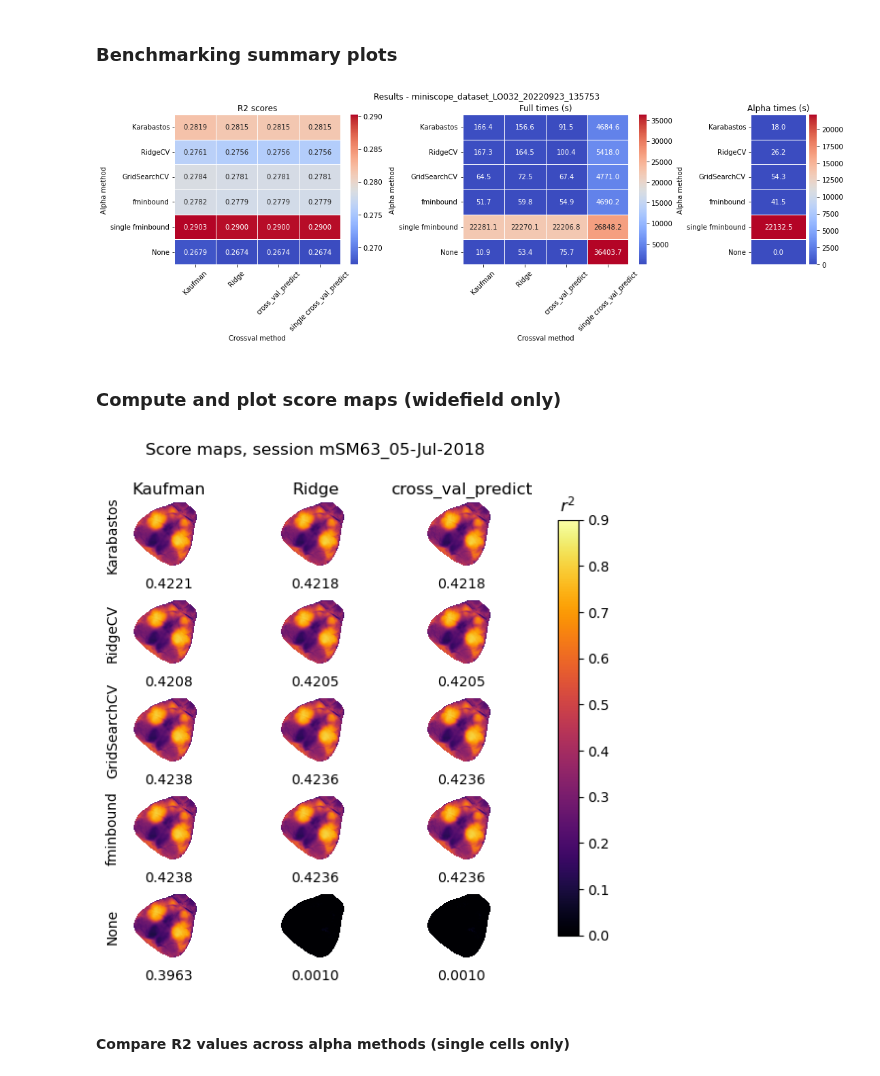
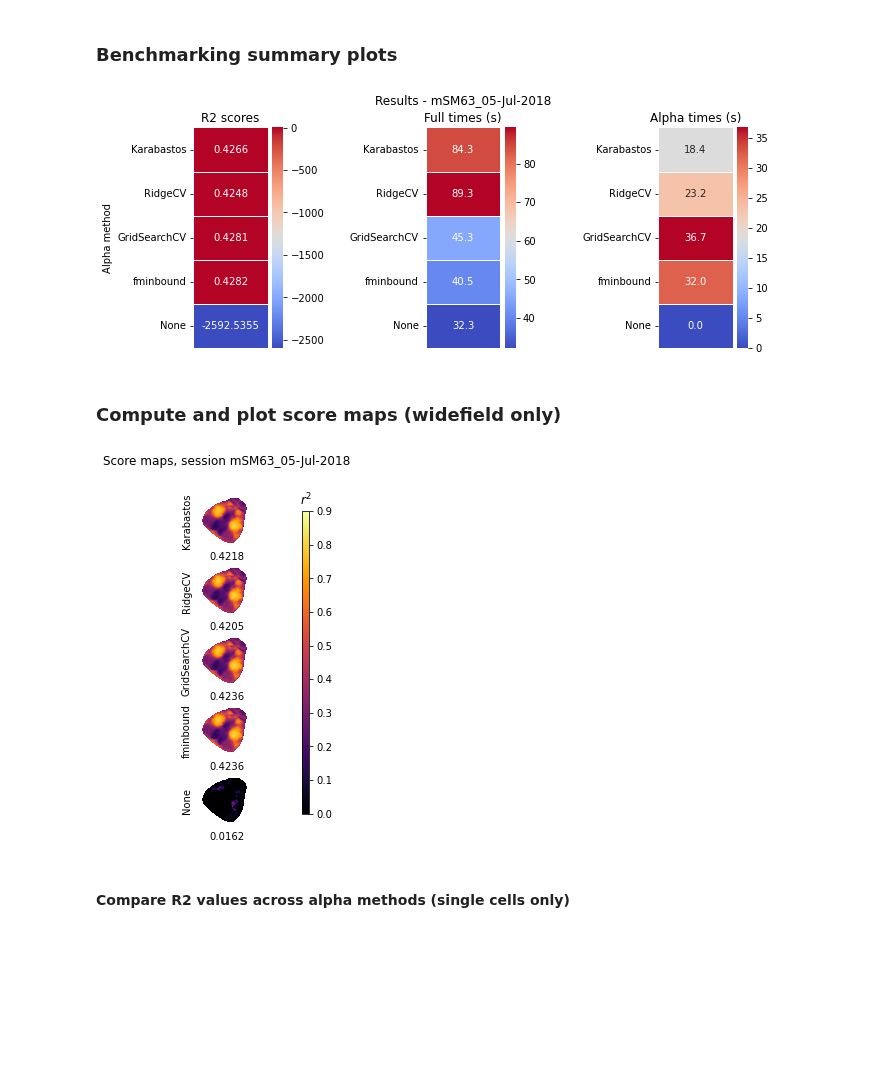
Before and after one commit to msokolet/regbench, a Jupyter notebook: regbench.ipynb, the cells around one changed output. Cells and saved outputs as stored; diff of their text form; code cells hidden in the pictures; blank space fills up the shorter version.

Commit message:
remove redundant cross-val methods

```diff
--- a/regbench.ipynb
+++ b/regbench.ipynb
@@ -27,17 +27,17 @@ import regbench as rb
 
 opts = {} # Intialize options dictionary
 # Recording options
-opts['dir'] = 'D:\Churchland\One-photon' # Path to directory in which the recording file is located
-opts['rec_name'] = 'miniscope_dataset_LO032_20220923_135753' # Recording name
-# opts['dir'] = 'D:\Churchland\Widefield' # Path to directory in which the recording file is located
-# opts['rec_name'] = 'mSM63_05-Jul-2018' # Recording name
-opts['frames_per_trial'] = 138 # Num of frames per trial
-opts['dtype'] = 'neuron_f' # Type of data. Choices: 'wfield_f', 'neuron_f'
+# opts['dir'] = 'D:\Churchland\One-photon' # Path to directory in which the recording file is located
+# opts['rec_name'] = 'miniscope_dataset_LO032_20220923_135753' # Recording name
+# opts['frames_per_trial'] = 138 # Num of frames per trial
+opts['dir'] = 'D:\Churchland\Widefield' # Path to directory in which the recording file is located
+opts['rec_name'] = 'mSM63_05-Jul-2018' # Recording name
+opts['frames_per_trial'] = 75 # Num of frames per trial
+opts['dtype'] = 'wfield_f' # Type of data. Choices: 'wfield_f', 'neuron_f'
 # Refression benchmarking options
 opts['out_folds'] = 10 # Num of folds for outer (test) cross-validation
 opts['in_folds'] = 5 # Num of folds for inner (train) cross-validation
-opts['alpha_mets'] = ['Karabastos', 'RidgeCV', 'GridSearchCV', 'fminbound', 'single fminbound', 'None'] # Alpha estimation methods to test
-opts['crossval_mets'] = ['Kaufman', 'Ridge', 'cross_val_predict', 'single cross_val_predict'] # Cross-validation methods to test
+opts['alpha_mets'] = ['Karabastos', 'RidgeCV', 'GridSearchCV', 'fminbound', 'None'] # Alpha estimation methods to test
 opts['recenter'] = True # Whether to recenter the variables (no intercept) or not (fit intercept term) for all methods
 opts['test_range'] =  np.concatenate([np.arange(1, 2000, 500),
                                       np.arange(3000, 13000,2000),
@@ -139,38 +113,35 @@ rb.save_results({'alphas': alphas,
 # %%
 alphas, preds, scores, avg_scores, alpha_times, pred_times = rb.load_results(['alphas', 'preds', 'scores', 'avg_scores', 'alpha_times', 'pred_times'], opts)  # Load results - useful if loading already analyzed sessions
 
-sum_fig, sum_ax = plt.subplots(ncols=3, gridspec_kw={'width_ratios': [3, 3, 1]}, figsize=(17,4.5))
+sum_fig, sum_ax = plt.subplots(ncols=3, figsize=(10, 4.5))
 plt.suptitle(f'Results - {opts["rec_name"] }')
 
-scores_df = rb.unstack(pd.Series(avg_scores))
-scores_plot = sns.heatmap(scores_df, annot=True, fmt='.4f', cmap="coolwarm", linewidth=.5, ax=sum_ax[0])
-scores_plot.set(title='R2 scores', xlabel='Crossval method', ylabel='Alpha method')
-scores_plot.set_xticklabels(scores_plot.get_xticklabels(), rotation = 45)
+scores_df = pd.Series(avg_scores).to_frame();
+scores_plot = sns.heatmap(scores_df, annot=True, fmt='.4f', cmap="coolwarm", linewidth=.5, ax=sum_ax[0], xticklabels=False)
+scores_plot.set(title='R2 scores', ylabel='Alpha method')
 
-times_df = rb.unstack(pd.Series(pred_times))
-times_plot = sns.heatmap(times_df, annot=True, fmt='.1f', cmap="coolwarm", linewidth=.5, ax=sum_ax[1])
-times_plot.set(title='Full times (s)', xlabel='Crossval method', ylabel='Alpha method')
-times_plot.set_xticklabels(times_plot.get_xticklabels(), rotation = 45)
+times_df =  pd.Series(pred_times).to_frame();
+times_plot = sns.heatmap(times_df, annot=True, fmt='.1f', cmap="coolwarm", linewidth=.5, ax=sum_ax[1], xticklabels=False)
+times_plot.set(title='Full times (s)')
 
 alpha_times_df = pd.Series(alpha_times).to_frame();
 alpha_times_plot = sns.heatmap(alpha_times_df, annot=True, fmt='.1f', cmap="coolwarm", linewidth=.5, ax=sum_ax[2], xticklabels=False)
-alpha_times_plot.set(title='Alpha times (s)', ylabel='Alpha method');
+alpha_times_plot.set(title='Alpha times (s)');
 
-plt.subplots_adjust(bottom=0.2, wspace=0.5)
+plt.subplots_adjust(bottom=0.2, wspace=1.5)
 rb.save_fig(sum_fig, opts, name=f'rb_results_{opts["rec_name"]}') # Save plot
 # %% [output]
-[figure, old version]
+[figure, new version]
 # %% [markdown]
 ### Compute and plot score maps (widefield only)
 # %%
 u = rb.load_spat(opts) # load spatial components
 maps = {}
 
-for crossval_met in opts['crossval_mets']:
-    for alpha_met in tqdm(opts['alpha_mets'], desc=f'Computing maps for {crossval_met} method'):
-        maps[crossval_met, alpha_met] = rb.vis_score(data, u, preds[crossval_met, alpha_met], opts)
+for alpha_met in tqdm(opts['alpha_mets'], desc=f'Computing score map num'):
+    maps[alpha_met] = rb.vis_score(data, u, preds[alpha_met], opts)
 
-score_fig, score_ax = plt.subplots(len(opts['alpha_mets']), len(opts['crossval_mets']), figsize=(7, 6))
+score_fig, score_ax = plt.subplots(len(opts['alpha_mets']), figsize=(3, 6))
 plt.suptitle(f'Score maps, session {opts["rec_name"]}')
 
 [axi.grid(False) for axi in score_ax.ravel()]
@@ -179,22 +150,19 @@ plt.suptitle(f'Score maps, session {opts["rec_name"]}')
 [axi.set_yticks([]) for axi in score_ax.ravel()]
 
 plots = {}
-for nx, crossval_met in enumerate(opts['crossval_mets']):
-    for ny, alpha_met in enumerate(opts['alpha_mets']):
-        plots[ny, nx] = score_ax[ny, nx].imshow(maps[crossval_met, alpha_met], cmap='inferno', vmin=0, vmax=0.9)
-        score_ax[ny, nx].set_xlabel(f'{np.nanmean(maps[crossval_met, alpha_met]):.4f}')
-        if ny == 0: score_ax[ny, nx].set_title(crossval_met)
-        if nx == 0:
-            score_ax[ny, nx].set_ylabel(alpha_met)
+for ny, alpha_met in enumerate(opts['alpha_mets']):
+    plots[ny] = score_ax[ny].imshow(maps[alpha_met], cmap='inferno', vmin=0, vmax=0.9)
+    score_ax[ny].set_xlabel(f'{np.nanmean(maps[alpha_met]):.4f}')
+    score_ax[ny].set_ylabel(alpha_met)
 
 score_fig.subplots_adjust(left=0.2, right=0.8, hspace=0.5)
 cbar_ax = score_fig.add_axes([0.85, 0.15, 0.03, 0.7])
-cbar = score_fig.colorbar(plots[0, 0], cax=cbar_ax, orientation='vertical')
+cbar = score_fig.colorbar(plots[0], cax=cbar_ax, orientation='vertical')
 cbar_ax.set_title('$r^2$');
 
 rb.save_fig(score_fig, opts, name=f'rb_corrs_{opts["rec_name"]}') # Save plot
 # %% [output]
-[figure, old version]
+[figure, new version]
 # %% [markdown]
 #### Compare R2 values across alpha methods (single cells only)
 # %%
```
Also changed, not shown: parts of 2 cells of this notebook, 2 other files.
